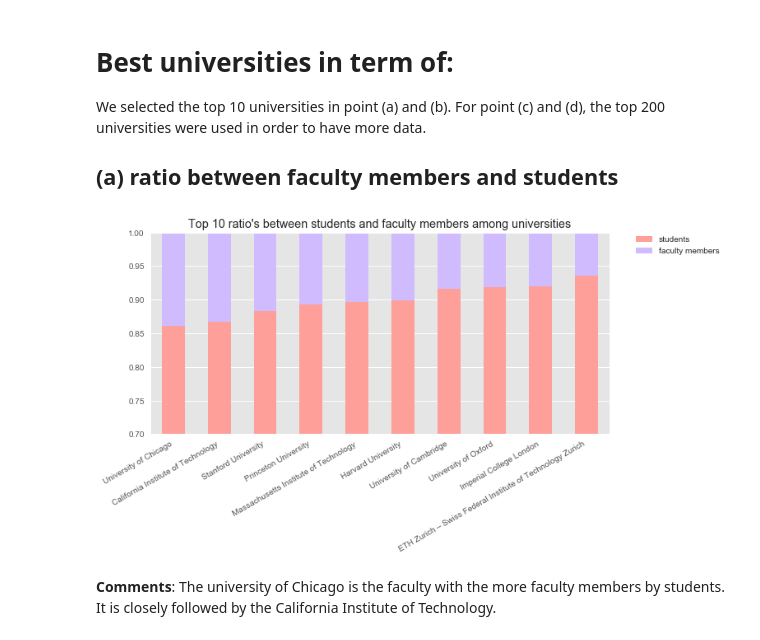
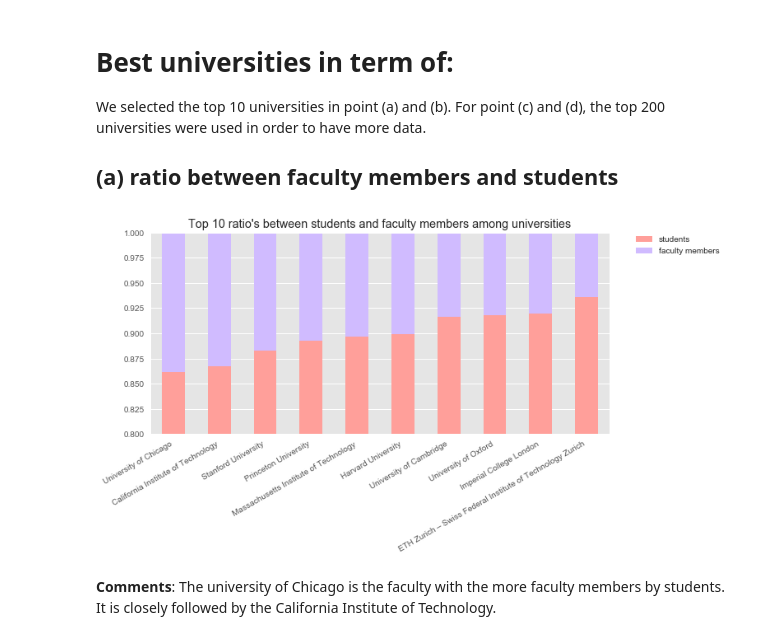
Before and after one commit to Timonzimm/CS-401, a Jupyter notebook: HW02/Homework 2.ipynb, the cells around one changed output. Saved outputs shown, nothing was run; the diff lists cells and outputs as text; code cells hidden in the pictures.

```diff
--- a/HW02/Homework 2.ipynb
+++ b/HW02/Homework 2.ipynb
@@ -360,18 +351,18 @@ times_higher_education_ratio = select_top_N(times_higher_education, 'overall_ran
 # %%
 times_higher_education_ratio_sf = times_higher_education_ratio[['name', 'students_total', 'faculty_total']]
 times_higher_education_ratio_sf = times_higher_education_ratio_sf.set_index(['name'])
 times_higher_education_ratio_normed = times_higher_education_ratio_sf.div(times_higher_education_ratio_sf.sum(1), axis=0).sort_values(by='faculty_total', ascending=False)
 times_higher_education_ratio_normed.index.name = None
 
 fig, axes = plt.subplots(1, 1, figsize=(10,5), sharey=True)
 times_higher_education_ratio_normed.plot.bar(stacked=True, color=colors_1, ax=axes)
 axes.set_title('Top 10 ratio\'s between students and faculty members among universities')
 axes.legend(labels=['students', 'faculty members'], bbox_to_anchor=(1.05, 1), loc=2, borderaxespad=0.)
-axes.set_ylim([0.7,1])
+axes.set_ylim([0.8,1])
 fig.autofmt_xdate()
 plt.show()
 # %% [output]
-[figure, old version]
+[figure, new version]
 # %% [markdown]
 **Comments**: The university of Chicago is the faculty with the more faculty members by students. It is closely followed by the California Institute of Technology.
 # %% [markdown]
```
Also changed, not shown: parts of 3 cells of this notebook.
